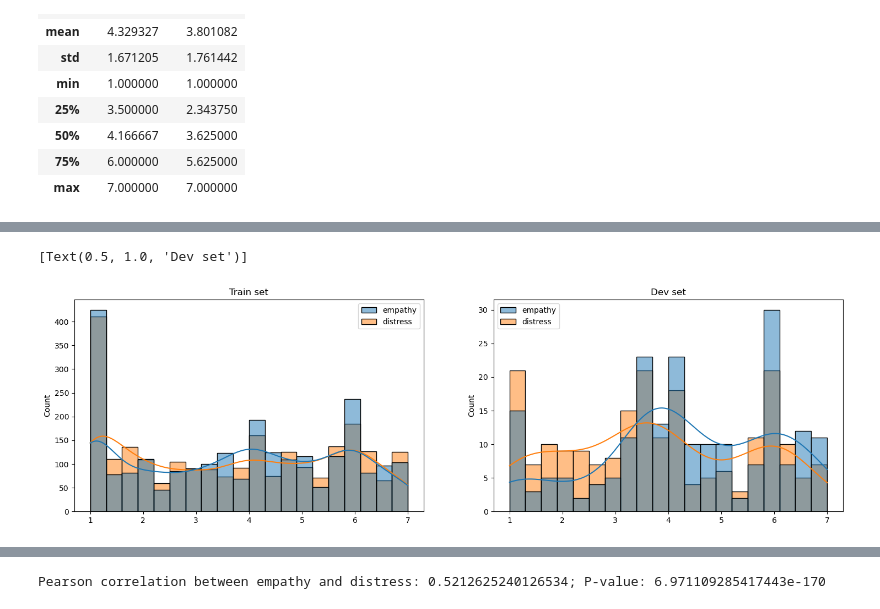
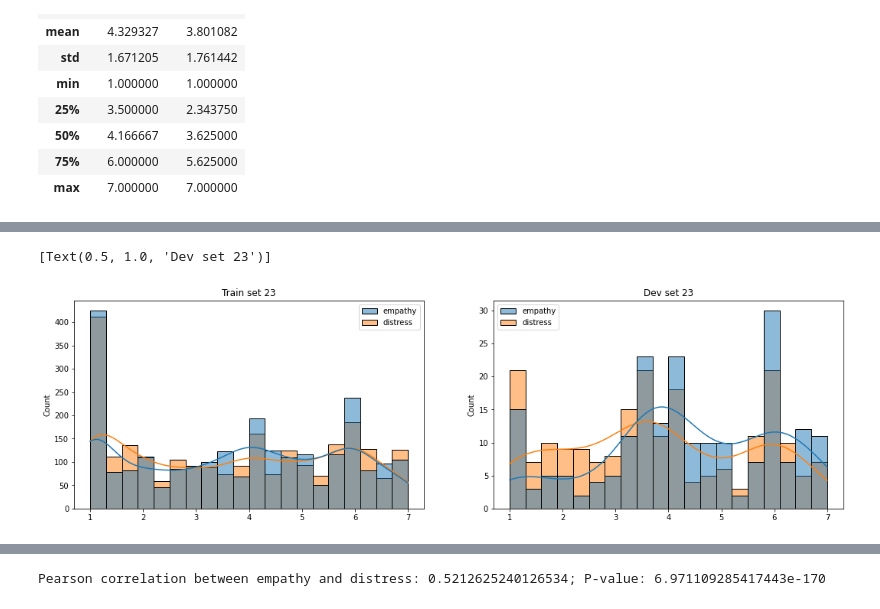
Before and after one commit to HLT-Ghisolfi-Leuzzi-Testa/WASSA-2023, a Jupyter notebook: new_EDA.ipynb, the cells around one changed output, grey strips where cells are left out. Drawn from its saved outputs; the diff is of its cells as text; code cells hidden in the pictures.

```diff
--- a/new_EDA.ipynb
+++ b/new_EDA.ipynb
@@ -427,7 +436,7 @@ sns.boxplot(data=dev_essay_data[["empathy", "distress"]], ax=ax2).set(title='Dev
 # %%
 fig, (ax1, ax2) = plt.subplots(1, 2, figsize=(18, 5))
-sns.histplot(data=train_essay_data[["empathy", "distress"]], bins=20, kde=True, ax=ax1).set(title="Train set")
-sns.histplot(data=dev_essay_data[["empathy", "distress"]], bins=20, kde=True, ax=ax2).set(title="Dev set")
+sns.histplot(data=train_essay_data[["empathy", "distress"]], bins=20, kde=True, ax=ax1).set(title="Train set 23")
+sns.histplot(data=dev_essay_data[["empathy", "distress"]], bins=20, kde=True, ax=ax2).set(title="Dev set 23")
 # %% [output]
-[Text(0.5, 1.0, 'Dev set')]
+[Text(0.5, 1.0, 'Dev set 23')]
-[figure, old version]
+[figure, new version]
```
Also changed, not shown: parts of 8 cells of this notebook.
